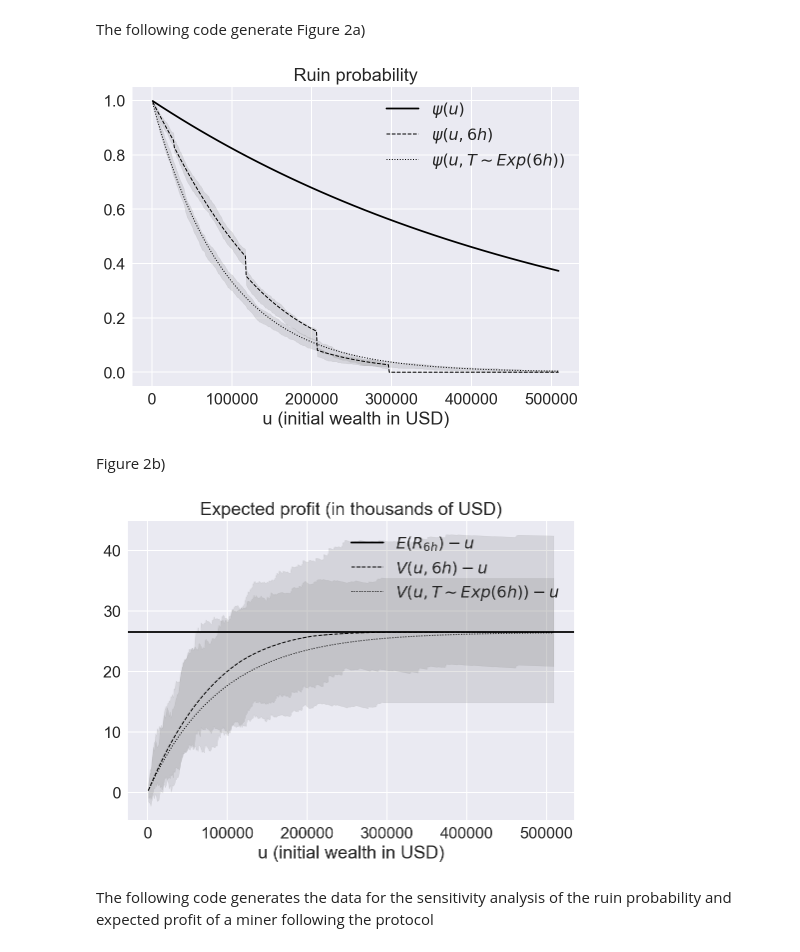
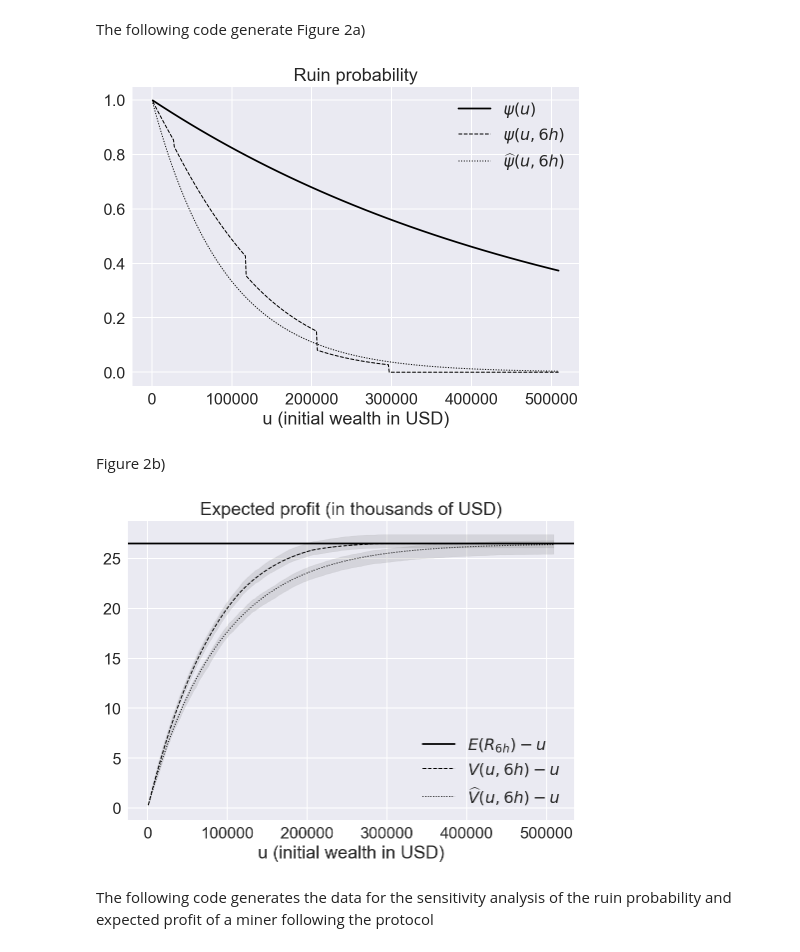
Before and after one commit to LaGauffre/Blockchain_mining_risk_analysis, a Jupyter notebook: Python/numerical_illustrations.ipynb, the cells around one changed output. Drawn from its saved outputs; the diff is of its cells as text; code cells hidden in the pictures.

```diff
--- a/Python/numerical_illustrations.ipynb
+++ b/Python/numerical_illustrations.ipynb
@@ -52,7 +52,7 @@ t, π_W, p = 6, 0.06, 0.1
 c = p * π_W * W
 u_vec = np.arange(1000, 510000, 1000) # Sequence of initial reserves
 # u_vec = np.arange(200000, 300000, 10000)
-K = 1000 #Number of trajectories
+K = 250000 #Number of trajectories
 sim_data_t = sim_data_protocol_t(λ, p, t, K, rg)
 sim_data_T = sim_data_protocol_T(λ, p, t, K, rg)
 res_t = np.array([ψ_V_t_MC(u, t, b, c, p, λ, sim_data_t) for u in u_vec])
@@ -80,7 +80,7 @@ The following code generate Figure 2a)
 
 plt.plot(u_vec, ψ_u_vec, '-', label = '$\psi(u)$', color = 'k')
 plt.plot(u_vec, ψ_u_t_vec, '--', label = '$\psi(u,6h)$', color = 'k', linewidth=1)
-plt.plot(u_vec, ψ_u_T_vec, linestyle = 'dotted', label = '$\psi(u,T\sim Exp(6h))$', color = 'k', linewidth=1)
+plt.plot(u_vec, ψ_u_T_vec, linestyle = 'dotted', label = '$\widehat{\psi}(u,6h)$', color = 'k', linewidth=1)
 plt.fill_between(u_vec, ψ_V_MC_df['ψ_u_t_low'].values, ψ_V_MC_df['ψ_u_t_up'].values, alpha=0.2, color = 'grey')
 plt.fill_between(u_vec, ψ_V_MC_df['ψ_u_T_low'].values, ψ_V_MC_df['ψ_u_T_up'].values, alpha=0.2, color = 'grey')
 plt.xlabel('u (initial wealth in USD)', fontsize = fontsize_axes)
@@ -89,30 +89,30 @@ plt.tick_params(labelsize=fontsize_ticker)
 plt.legend(fontsize=fontsize_ticker)
 plt.savefig("../Figures/pro_rp_MC.pdf", bbox_inches='tight')
 # %% [output]
-[figure, old version]
+[figure, new version]
 # %% [markdown]
 Figure 2b)
 # %%
 # Time horizon, price of the electricity and  hashpower
 t, π_W, p = 6, 0.06, 0.1
 c = p * π_W * W
 u_vec = np.arange(1000, 510000, 1000) # Sequence of initial reserves
 V_u_t_vec = np.array([V_t(u, t, b, c, p, λ, 40)-u for u in u_vec])/1000
 V_u_T_vec = np.array([ V_T(u, t, b, c, p, λ)-u for u in u_vec])/1000
 plt.axhline(y = (- c * t + p * λ * b * t)/1000, color = 'k', label = '$E(R_{6h})-u$')
 plt.plot(u_vec, V_u_t_vec, '-', label = '$V(u,6h)-u$', linestyle = 'dashed', color = 'k', linewidth=1)
-plt.plot(u_vec, V_u_T_vec, linestyle = 'dotted', label = '$V(u,T\sim Exp(6h))-u$', color = 'k', linewidth=1)
+plt.plot(u_vec, V_u_T_vec, linestyle = 'dotted', label = '$\widehat{V}(u,6h)-u$', color = 'k', linewidth=1)
 plt.fill_between(u_vec, (ψ_V_MC_df['V_u_t_low'].values -u_vec)/1000,
                  (ψ_V_MC_df['V_u_t_up'].values -u_vec)/1000, alpha=0.2, color = 'grey')
 plt.fill_between(u_vec,  (ψ_V_MC_df['V_u_T_low'].values - u_vec)/1000,
                  (ψ_V_MC_df['V_u_T_up'].values -u_vec)/1000, alpha=0.2, color = 'grey')
 plt.xlabel('u (initial wealth in USD)', fontsize = fontsize_axes)
 plt.title('Expected profit (in thousands of USD)', fontsize = fontsize_axes)
 plt.tick_params(labelsize=fontsize_ticker)
 plt.legend(fontsize=fontsize_ticker)
 plt.savefig("../Figures/pro_rev_MC.pdf", bbox_inches='tight')
 # %% [output]
-[figure, old version]
+[figure, new version]
 # %% [markdown]
 The following code generates the data for the sensitivity analysis of the ruin probability and expected profit of a miner following the protocol
 # %%
```
Also changed, not shown: parts of 12 cells of this notebook, 29 other files.
